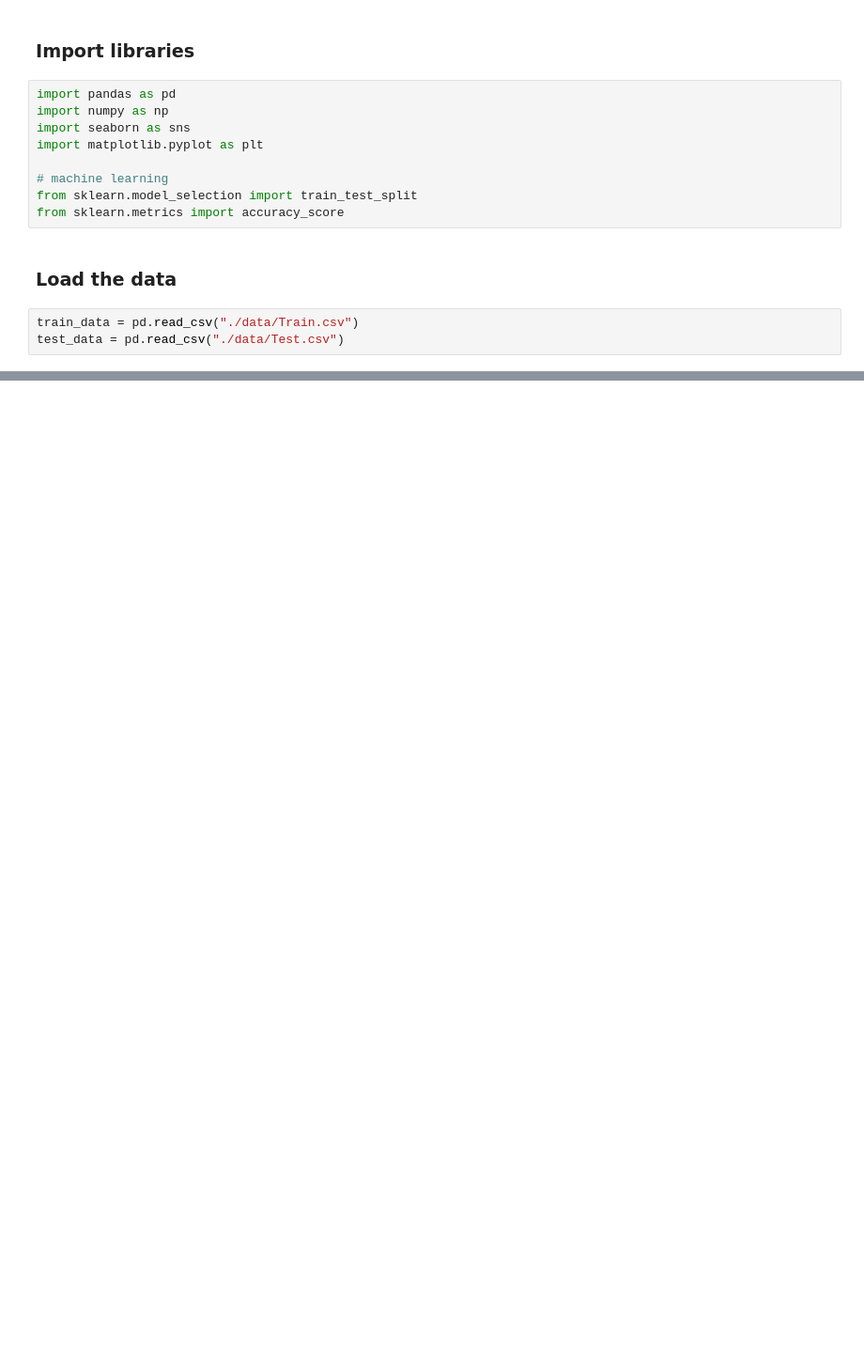
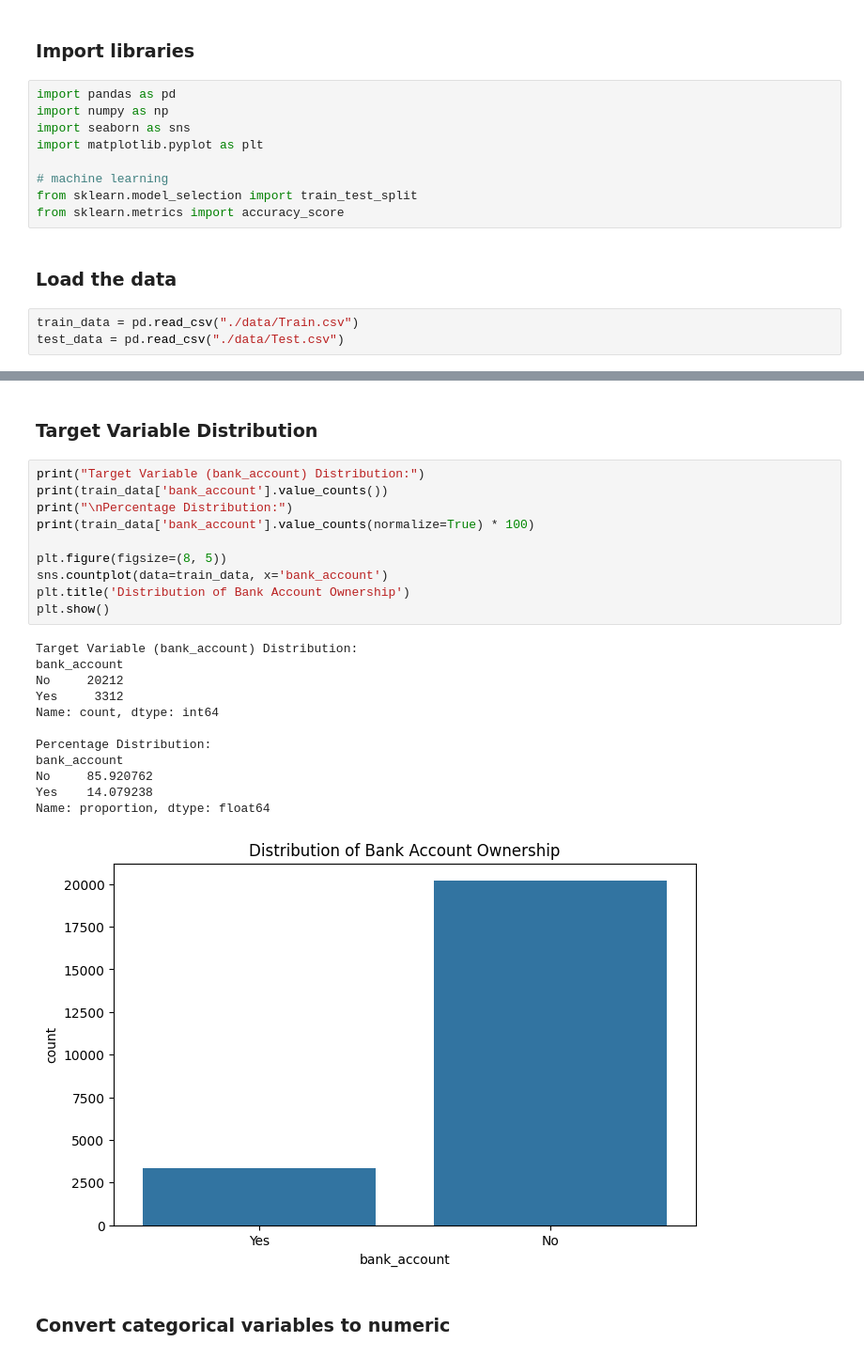
Before and after one commit to tony-nyagah/my-zindi, a Jupyter notebook: competitions/financial-inclusion-in-africa/my-solution.ipynb, the cells around one changed output, grey strips where cells are left out. Shown at 94% size. Drawn from its saved outputs; the diff is of its cells as text; blank space fills up the shorter version.

```diff
--- a/competitions/financial-inclusion-in-africa/my-solution.ipynb
+++ b/competitions/financial-inclusion-in-africa/my-solution.ipynb
@@ -113,0 +123,27 @@ Number of people with a bank account:
+# %% [markdown]
+### Target Variable Distribution
+# %%
+print("Target Variable (bank_account) Distribution:")
+print(train_data['bank_account'].value_counts())
+print("\nPercentage Distribution:")
+print(train_data['bank_account'].value_counts(normalize=True) * 100)
+
+plt.figure(figsize=(8, 5))
+sns.countplot(data=train_data, x='bank_account')
+plt.title('Distribution of Bank Account Ownership')
+plt.show()
+# %% [output]
+Target Variable (bank_account) Distribution:
+bank_account
+No     20212
+Yes     3312
+Name: count, dtype: int64
+
+Percentage Distribution:
+bank_account
+No     85.920762
+Yes    14.079238
+Name: proportion, dtype: float64
+[figure, added]
+# %% [markdown]
+### Convert categorical variables to numeric
```
Also changed, not shown: parts of 42 cells of this notebook, 4 other files.
